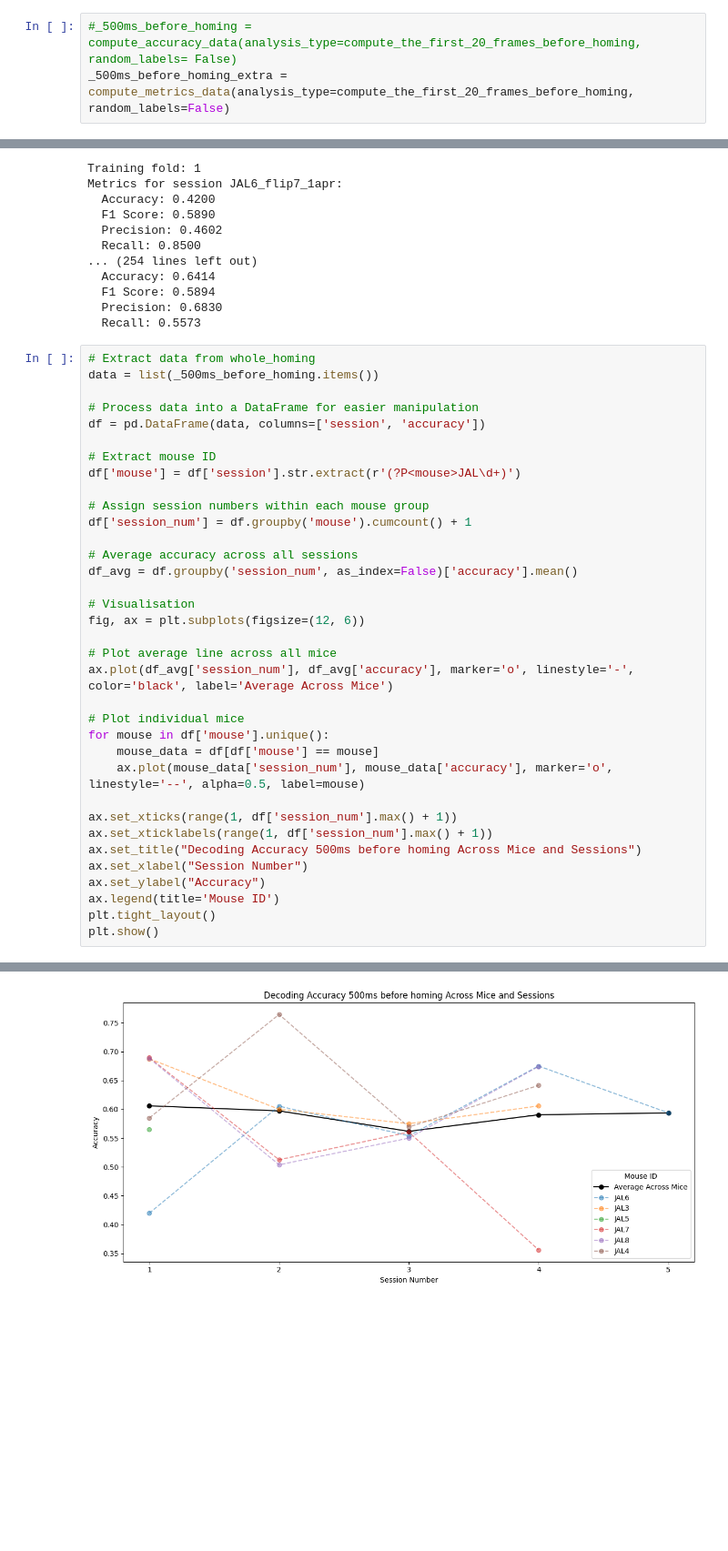
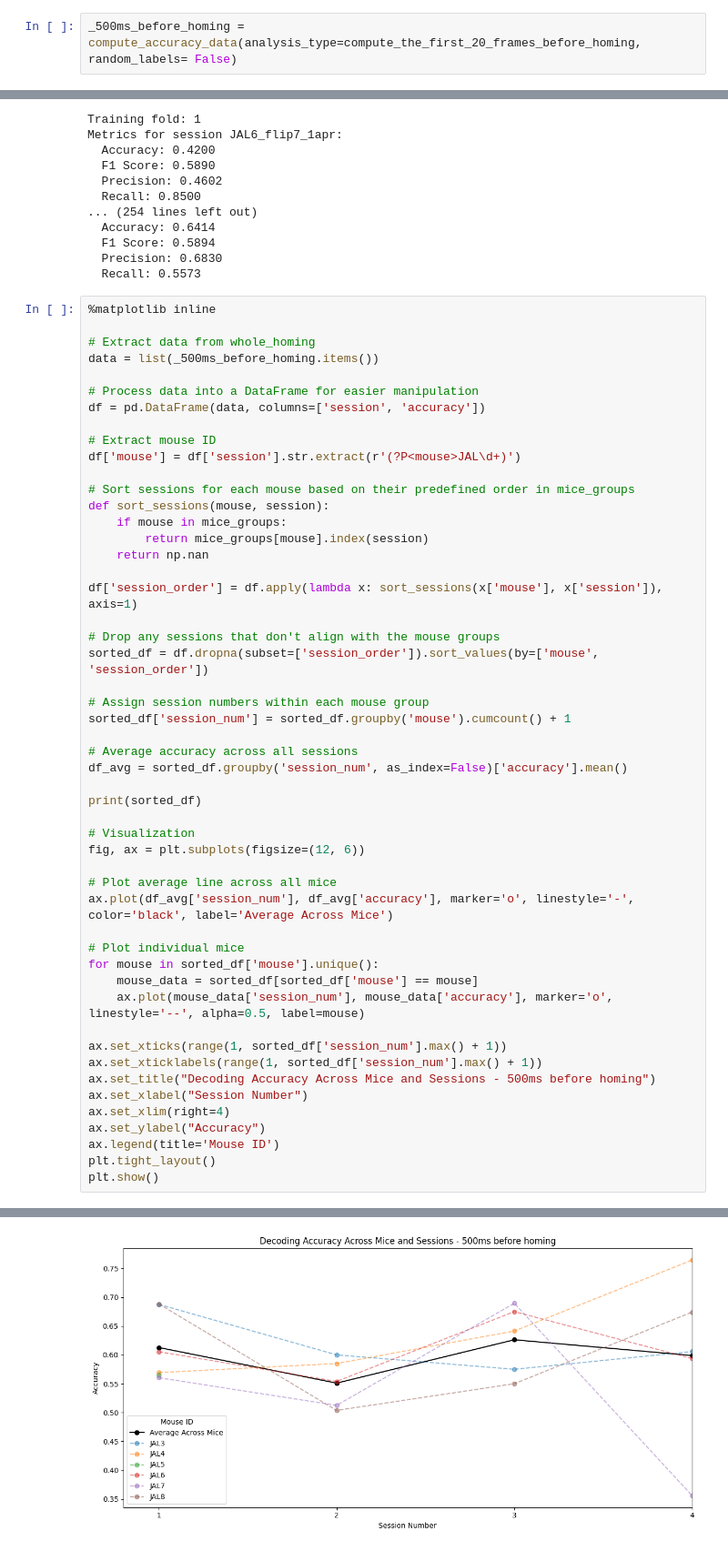
Before and after one commit to BrancoLab/JAL2_subgoal_pipeline, a Jupyter notebook: behave_analysis/analyze/overview/homing_analysis/decode_spatial_eff.ipynb, the cells around one changed output, grey strips where cells are left out. Shown at 91% size. Drawn from its saved outputs; the diff is of its cells as text; blank space fills up the shorter version.

```diff
--- a/behave_analysis/analyze/overview/homing_analysis/decode_spatial_eff.ipynb
+++ b/behave_analysis/analyze/overview/homing_analysis/decode_spatial_eff.ipynb
@@ -746,8 +644,7 @@ plt.show()
 # %% [markdown]
 # Now select the 500ms before the homing
 # %%
-#_500ms_before_homing = compute_accuracy_data(analysis_type=compute_the_first_20_frames_before_homing, random_labels= False)
-_500ms_before_homing_extra = compute_metrics_data(analysis_type=compute_the_first_20_frames_before_homing, random_labels=False)
+_500ms_before_homing = compute_accuracy_data(analysis_type=compute_the_first_20_frames_before_homing, random_labels= False)
 # %% [output]
 The session name is:  JAL6_flip7_1apr
 Class distribution before down sampling. 0: 100, 1: 960
@@ -767,6 +664,8 @@ Metrics for session JAL6_flip7_1apr:
   Precision: 0.6830
   Recall: 0.5573
 # %%
+%matplotlib inline
+
 # Extract data from whole_homing
 data = list(_500ms_before_homing.items())
 
@@ -776,27 +675,41 @@ df = pd.DataFrame(data, columns=['session', 'accuracy'])
 # Extract mouse ID
 df['mouse'] = df['session'].str.extract(r'(?P<mouse>JAL\d+)')
 
+# Sort sessions for each mouse based on their predefined order in mice_groups
+def sort_sessions(mouse, session):
+    if mouse in mice_groups:
+        return mice_groups[mouse].index(session)
+    return np.nan
+
+df['session_order'] = df.apply(lambda x: sort_sessions(x['mouse'], x['session']), axis=1)
+
+# Drop any sessions that don't align with the mouse groups
+sorted_df = df.dropna(subset=['session_order']).sort_values(by=['mouse', 'session_order'])
+
 # Assign session numbers within each mouse group
-df['session_num'] = df.groupby('mouse').cumcount() + 1
+sorted_df['session_num'] = sorted_df.groupby('mouse').cumcount() + 1
 
 # Average accuracy across all sessions
-df_avg = df.groupby('session_num', as_index=False)['accuracy'].mean()
+df_avg = sorted_df.groupby('session_num', as_index=False)['accuracy'].mean()
 
-# Visualisation
+print(sorted_df)
+
+# Visualization
 fig, ax = plt.subplots(figsize=(12, 6))
 
 # Plot average line across all mice
 ax.plot(df_avg['session_num'], df_avg['accuracy'], marker='o', linestyle='-', color='black', label='Average Across Mice')
 
 # Plot individual mice
-for mouse in df['mouse'].unique():
-    mouse_data = df[df['mouse'] == mouse]
+for mouse in sorted_df['mouse'].unique():
+    mouse_data = sorted_df[sorted_df['mouse'] == mouse]
     ax.plot(mouse_data['session_num'], mouse_data['accuracy'], marker='o', linestyle='--', alpha=0.5, label=mouse)
 
-ax.set_xticks(range(1, df['session_num'].max() + 1))
-ax.set_xticklabels(range(1, df['session_num'].max() + 1))
-ax.set_title("Decoding Accuracy 500ms before homing Across Mice and Sessions")
+ax.set_xticks(range(1, sorted_df['session_num'].max() + 1))
+ax.set_xticklabels(range(1, sorted_df['session_num'].max() + 1))
+ax.set_title("Decoding Accuracy Across Mice and Sessions - 500ms before homing")
 ax.set_xlabel("Session Number")
+ax.set_xlim(right=4)
 ax.set_ylabel("Accuracy")
 ax.legend(title='Mouse ID')
 plt.tight_layout()
@@ -805 +735 @@ plt.show()
-[figure, old version]
+[figure, new version]
```
Also changed, not shown: parts of 30 cells of this notebook.
